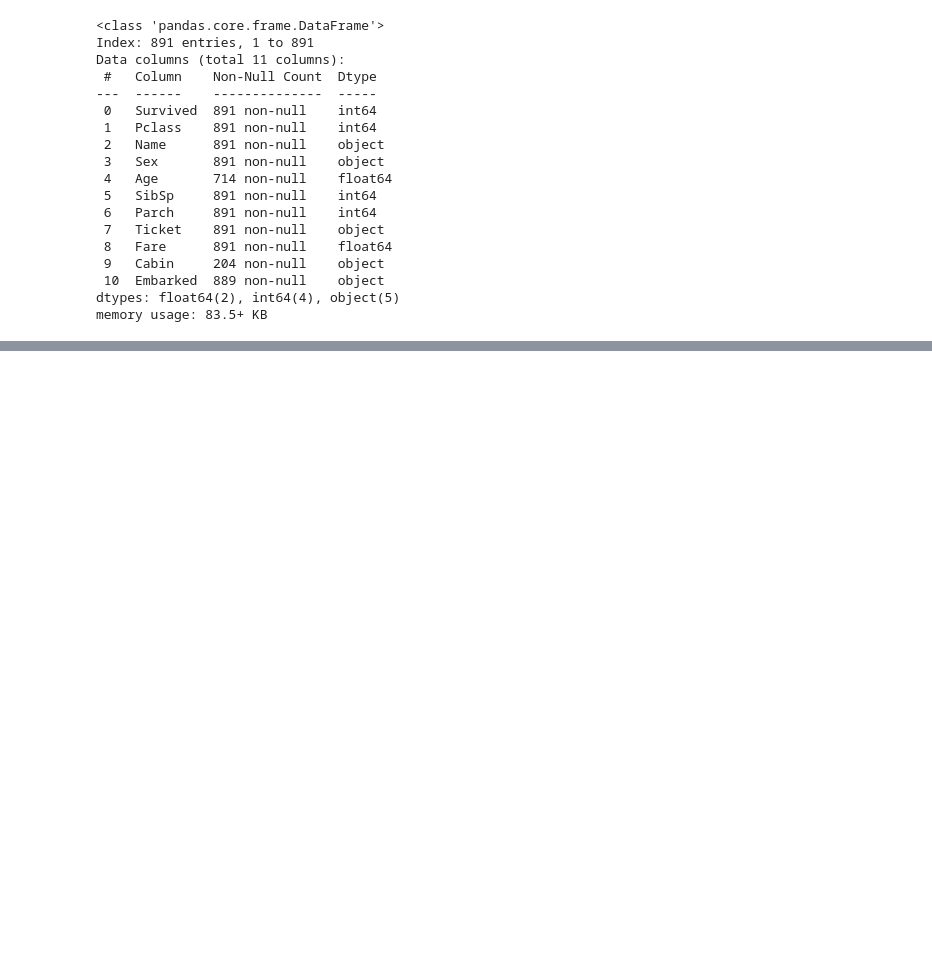
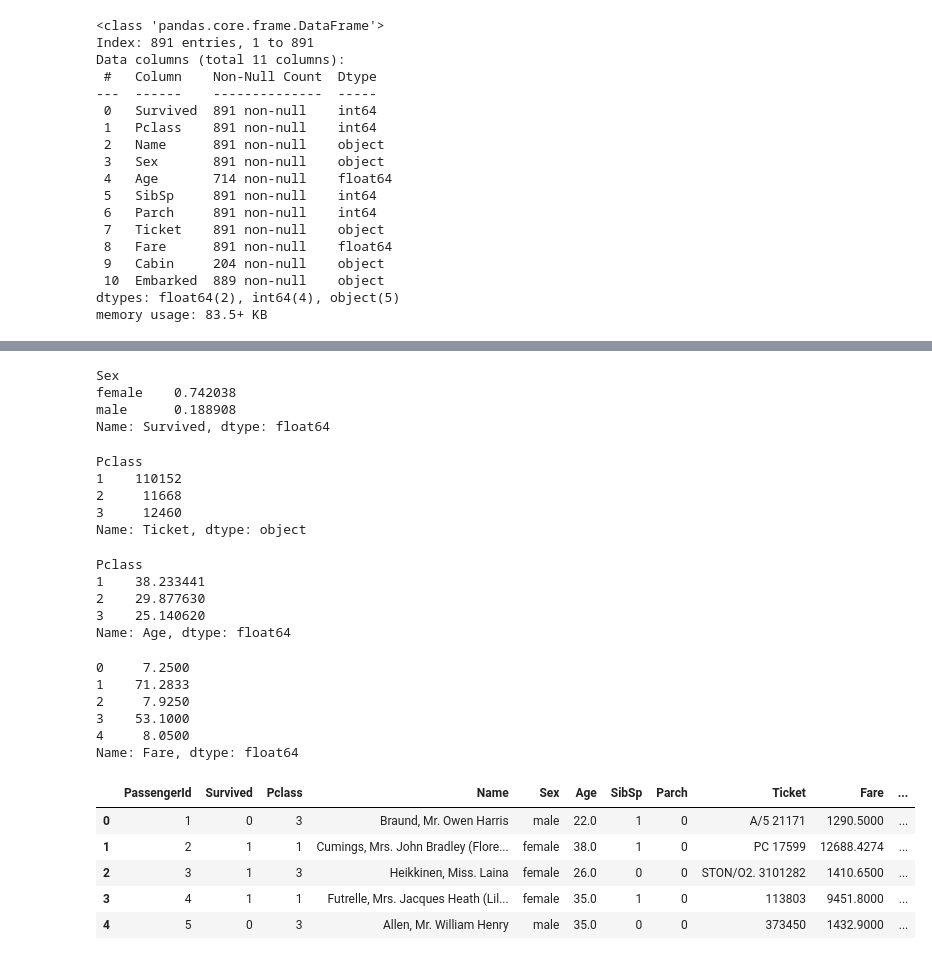
Before and after one commit to raunaktu/DataScience, a Jupyter notebook: Titanic.ipynb, the cells around one changed output, grey strips where cells are left out. Cells and saved outputs as stored; diff of their text form; code cells hidden in the pictures; blank space fills up the shorter version.

```diff
--- a/Titanic.ipynb
+++ b/Titanic.ipynb
@@ -326,0 +344,35 @@ memory usage: 83.5+ KB
+# %%
+# Check the aggregate insight of Survived grouping by Sex
+df.groupby('Sex')['Survived'].mean()
+# %% [output]
+Sex
+female    0.742038
+male      0.188908
+Name: Survived, dtype: float64
+# %%
+# Check the aggregate insight of Age grouping by PClass
+df.groupby('Pclass')['Ticket'].min()
+# %% [output]
+Pclass
+1    110152
+2     11668
+3     12460
+Name: Ticket, dtype: object
+# %%
+# Check the aggregate insight of Age grouping by PClass
+df.groupby('Pclass')['Age'].mean()
+# %% [output]
+Pclass
+1    38.233441
+2    29.877630
+3    25.140620
+Name: Age, dtype: float64
+# %%
+df.Fare.head()
+# %% [output]
+0     7.2500
+1    71.2833
+2     7.9250
+3    53.1000
+4     8.0500
+Name: Fare, dtype: float64
@@ -326,0 +382,9 @@ memory usage: 83.5+ KB
+# %%
+df.head()
+# %% [output]
+|  | PassengerId | Survived | Pclass | Name | Sex | Age | SibSp | Parch | Ticket | Fare | ... |
+| 0 | 1 | 0 | 3 | Braund, Mr. Owen Harris | male | 22.0 | 1 | 0 | A/5 21171 | 1290.5000 | ... |
+| 1 | 2 | 1 | 1 | Cumings, Mrs. John Bradley (Flore... | female | 38.0 | 1 | 0 | PC 17599 | 12688.4274 | ... |
+| 2 | 3 | 1 | 3 | Heikkinen, Miss. Laina | female | 26.0 | 0 | 0 | STON/O2. 3101282 | 1410.6500 | ... |
+| 3 | 4 | 1 | 1 | Futrelle, Mrs. Jacques Heath (Lil... | female | 35.0 | 1 | 0 | 113803 | 9451.8000 | ... |
+| 4 | 5 | 0 | 3 | Allen, Mr. William Henry | male | 35.0 | 0 | 0 | 373450 | 1432.9000 | ... |
```
Also changed, not shown: parts of 40 cells of this notebook.
